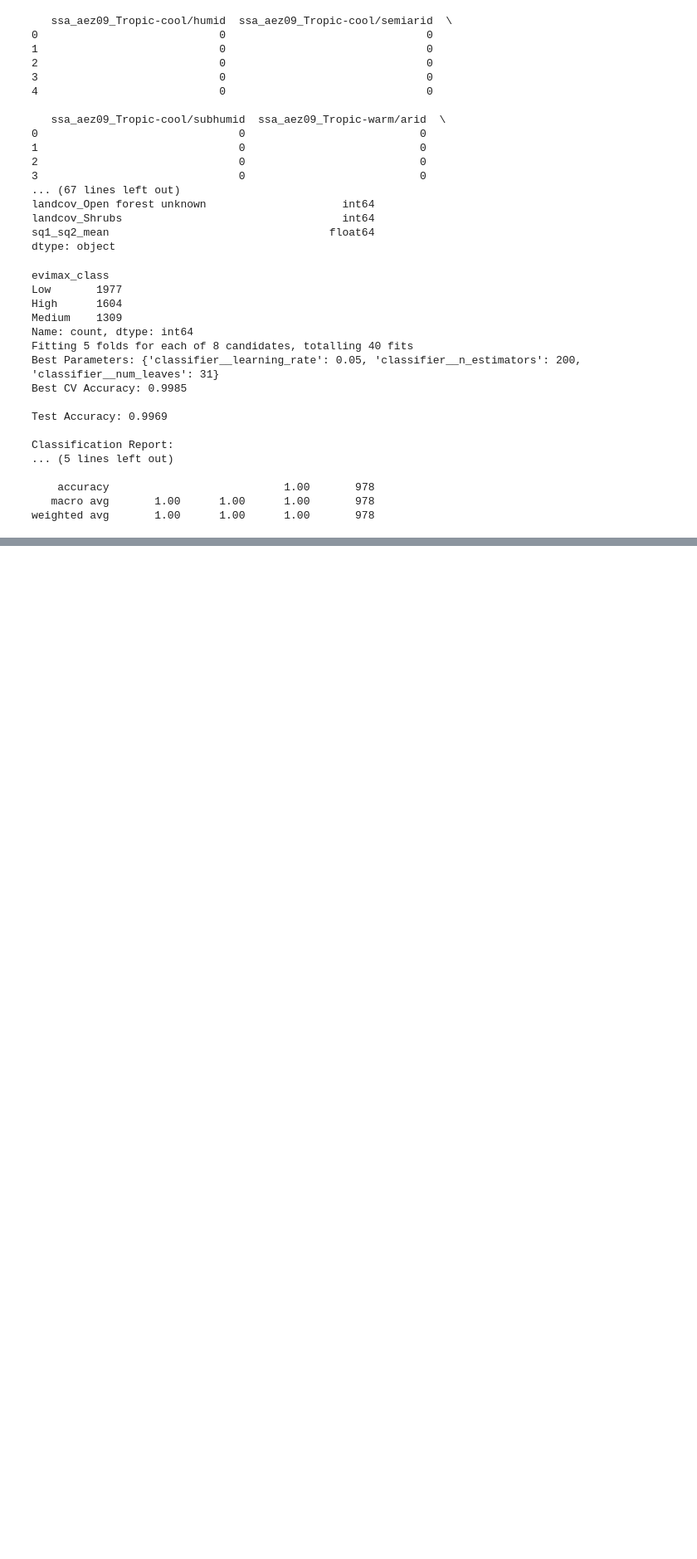
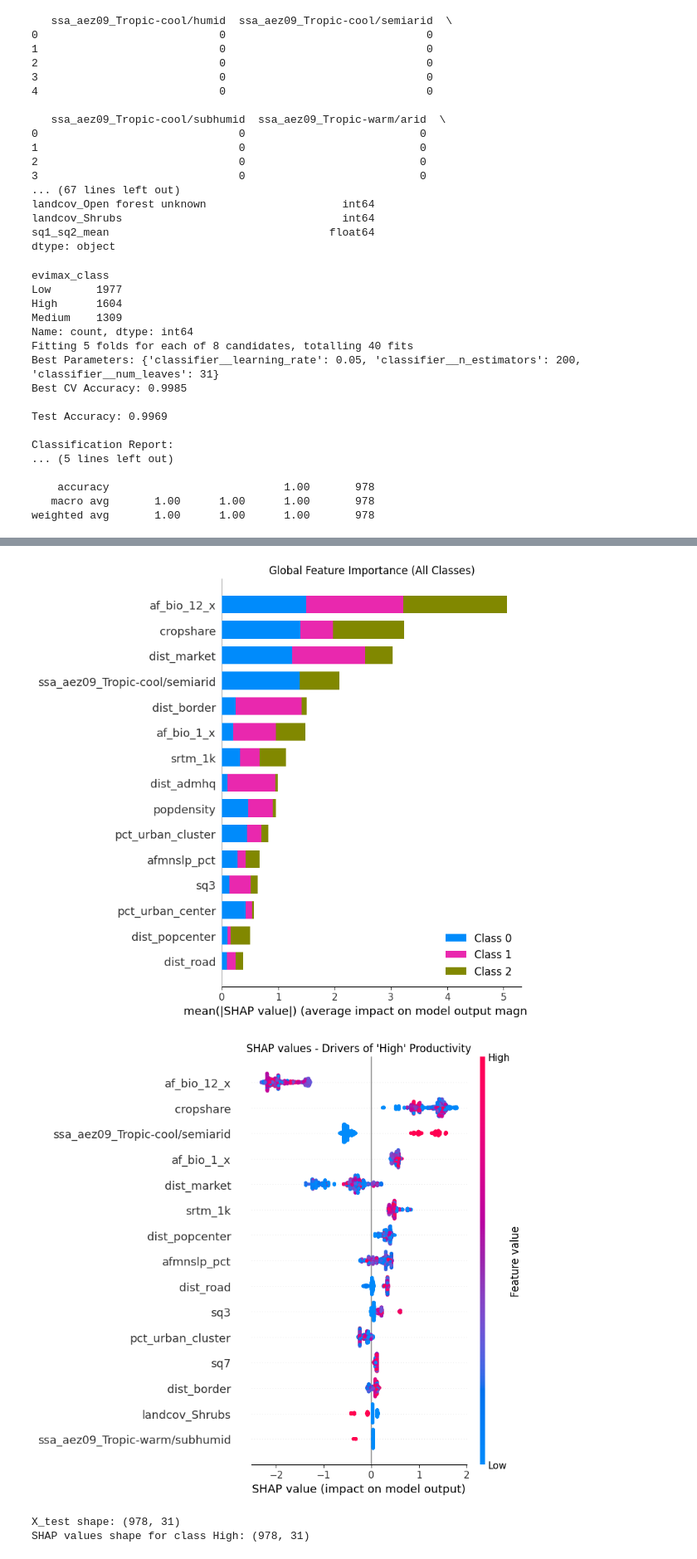
Before and after one commit to birhanumoges/HouseHold_Accessiblity_Analysis, a Jupyter notebook: Analysis_NoteBook/productivity_classifcation_analysis.ipynb, the cells around one changed output, grey strips where cells are left out. Shown at 83% size. Saved outputs shown, nothing was run; the diff lists cells and outputs as text; code cells hidden in the pictures; blank space fills up the shorter version.

```diff
--- a/Analysis_NoteBook/productivity_classifcation_analysis.ipynb
+++ b/Analysis_NoteBook/productivity_classifcation_analysis.ipynb
@@ -372,3 +372,44 @@ if risk_points:
 m
 # %% [output]
 [interactive output not drawn]
+# %%
+import shap
+import matplotlib.pyplot as plt
+
+# Fix: Use correct indexing for multiclass + match shapes
+best_model = grid.best_estimator_.named_steps['classifier']
+
+explainer = shap.TreeExplainer(best_model)
+
+# For multiclass LightGBM → shap_values is a 3D array (n_samples, n_features, n_classes)
+shap_values = explainer.shap_values(X_test)
+
+# Option 1: Summary bar plot (absolute importance, all classes combined) - SHAP can handle 3D for this
+shap.summary_plot(shap_values, X_test, plot_type="bar", max_display=15, show=False)
+plt.title("Global Feature Importance (All Classes)")
+plt.tight_layout()
+plt.show()
+
+# Option 2: Beeswarm for specific class (High = class index 2, check order)
+class_names = ['Low', 'Medium', 'High']          # adjust according to your label order
+high_class_index = 2                             # usually last for sorted labels
+
+shap.summary_plot(
+    shap_values[:, :, high_class_index],  # Correctly slice for the 'High' class
+    X_test,
+    feature_names=X_test.columns.tolist(),
+    max_display=15,
+    show=False
+)
+plt.title(f"SHAP values - Drivers of '{class_names[high_class_index]}' Productivity")
+plt.tight_layout()
+plt.show()
+
+# Optional: Check shapes to confirm
+print("X_test shape:", X_test.shape)
+print("SHAP values shape for class High:", shap_values[:, :, high_class_index].shape)
+# %% [output]
+[figure, added]
+[figure, added]
+X_test shape: (978, 31)
+SHAP values shape for class High: (978, 31)
```
Also changed, not shown: parts of 2 cells of this notebook.
